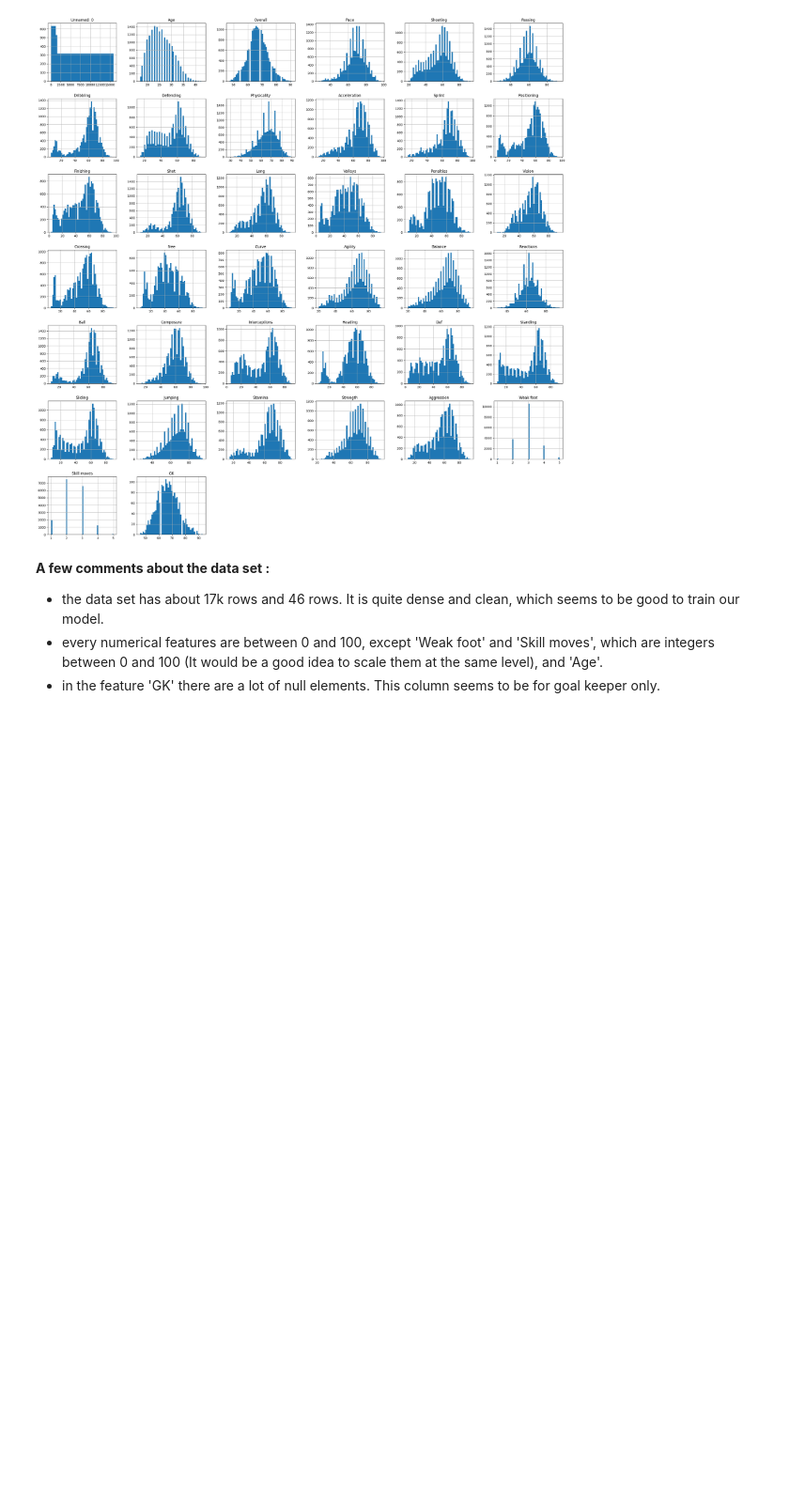
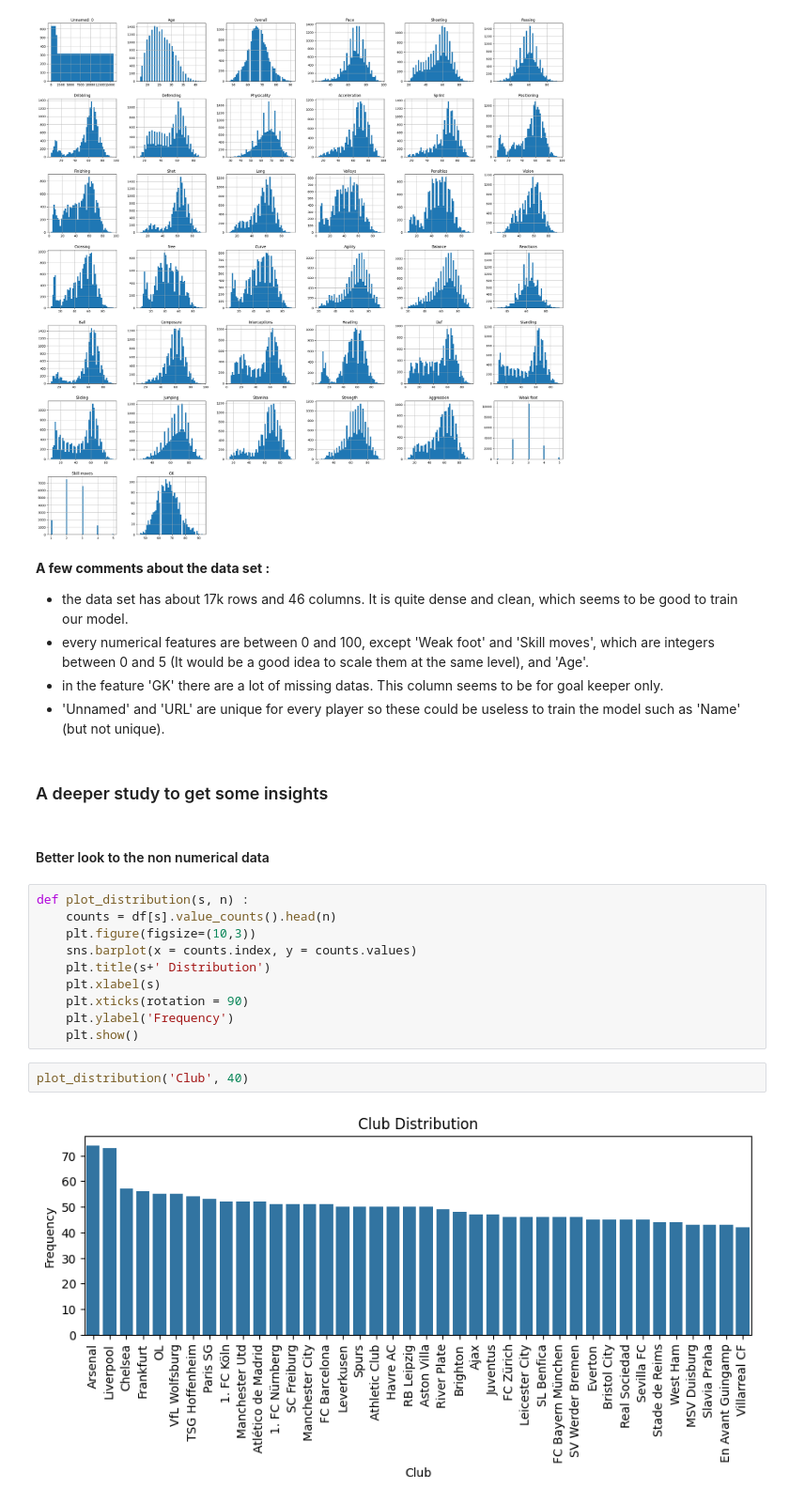
Before and after one commit to elouanzer/AAAproject_FC24, a Jupyter notebook: FC24_MLproject.ipynb, the cells around one changed output. Shown at 94% size. Saved outputs shown, nothing was run; the diff lists cells and outputs as text; blank space fills up the shorter version.

Commit message:
data exploration

```diff
--- a/FC24_MLproject.ipynb
+++ b/FC24_MLproject.ipynb
@@ -113,6 +133,25 @@ plt.show()
 # %% [markdown]
 **A few comments about the data set :**
 
-- the data set has about 17k rows and 46 rows. It is quite dense and clean, which seems to be good to train our model.
-- every numerical features are between 0 and 100, except 'Weak foot' and 'Skill moves', which are integers between 0 and 100 (It would be a good idea to scale them at the same level), and 'Age'.
-- in the feature 'GK' there are a lot of null elements. This column seems to be for goal keeper only.
+- the data set has about 17k rows and 46 columns. It is quite dense and clean, which seems to be good to train our model.
+- every numerical features are between 0 and 100, except 'Weak foot' and 'Skill moves', which are integers between 0 and 5 (It would be a good idea to scale them at the same level), and 'Age'.
+- in the feature 'GK' there are a lot of missing datas. This column seems to be for goal keeper only.
+- 'Unnamed' and 'URL' are unique for every player so these could be useless to train the model such as 'Name' (but not unique).
+# %% [markdown]
+### A deeper study to get some insights
+# %% [markdown]
+#### Better look to the non numerical data
+# %%
+def plot_distribution(s, n) :
+    counts = df[s].value_counts().head(n)
+    plt.figure(figsize=(10,3))
+    sns.barplot(x = counts.index, y = counts.values)
+    plt.title(s+' Distribution')
+    plt.xlabel(s)
+    plt.xticks(rotation = 90)
+    plt.ylabel('Frequency')
+    plt.show()
+# %%
+plot_distribution('Club', 40)
+# %% [output]
+[figure, added]
```
Also changed, not shown: parts of 18 cells of this notebook.
